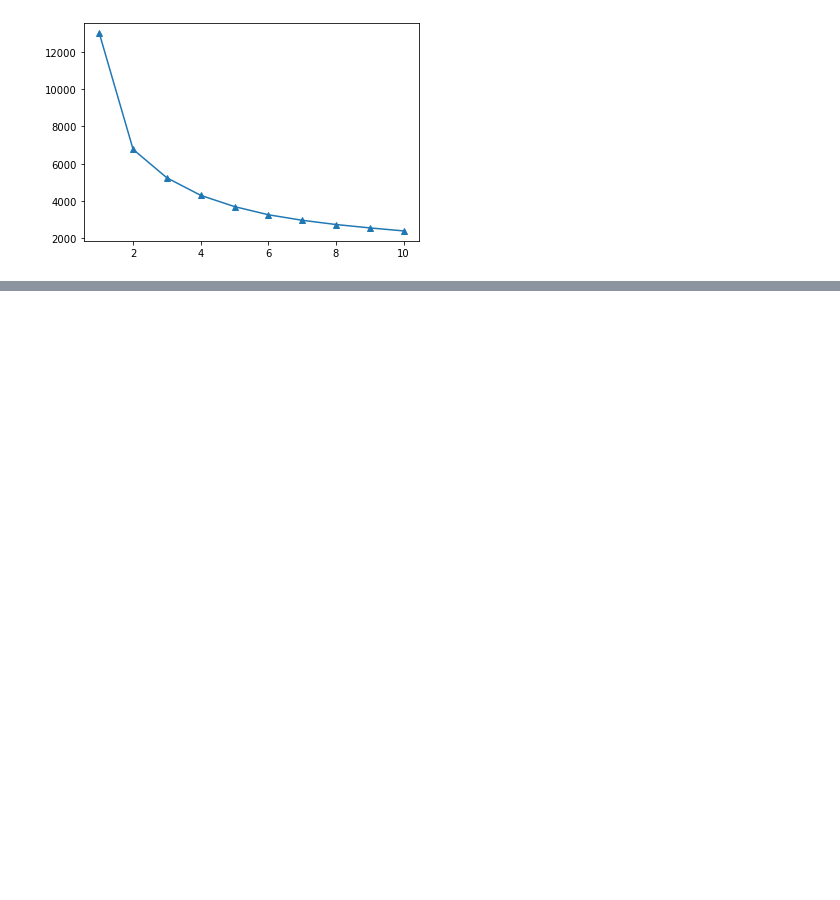
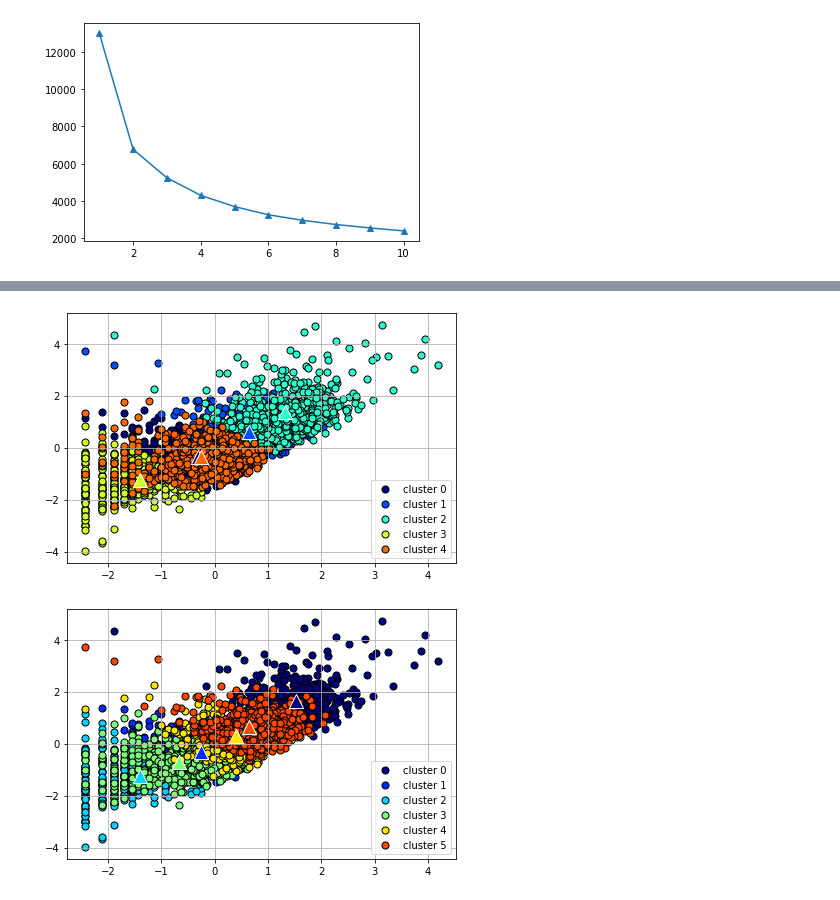
Before and after one commit to waldbear4/Python_2021, a Jupyter notebook: 20210624 KMEANS DBSCAN.ipynb, the cells around one changed output, grey strips where cells are left out. Cells and saved outputs as stored; diff of their text form; code cells hidden in the pictures; blank space fills up the shorter version.

```diff
--- a/20210624 KMEANS DBSCAN.ipynb
+++ b/20210624 KMEANS DBSCAN.ipynb
@@ -664,0 +770,6 @@ distortion 값을 구해보기위해
+# %%
+clusterScatter(5, X_s)
+clusterScatter(6, X_s)
+# %% [output]
+[figure, added]
+[figure, added]
```
Also changed, not shown: parts of 14 cells of this notebook.
